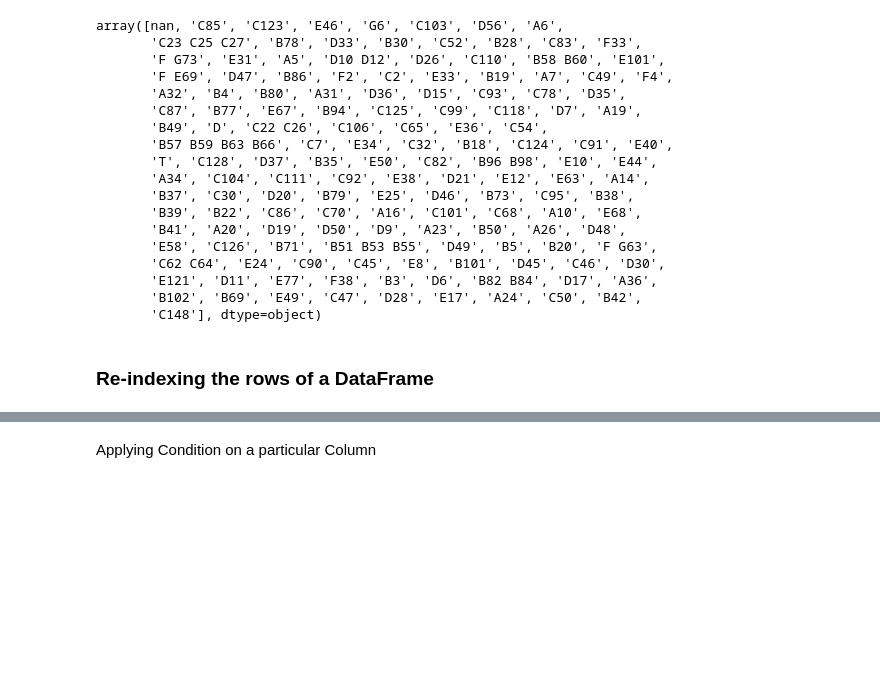
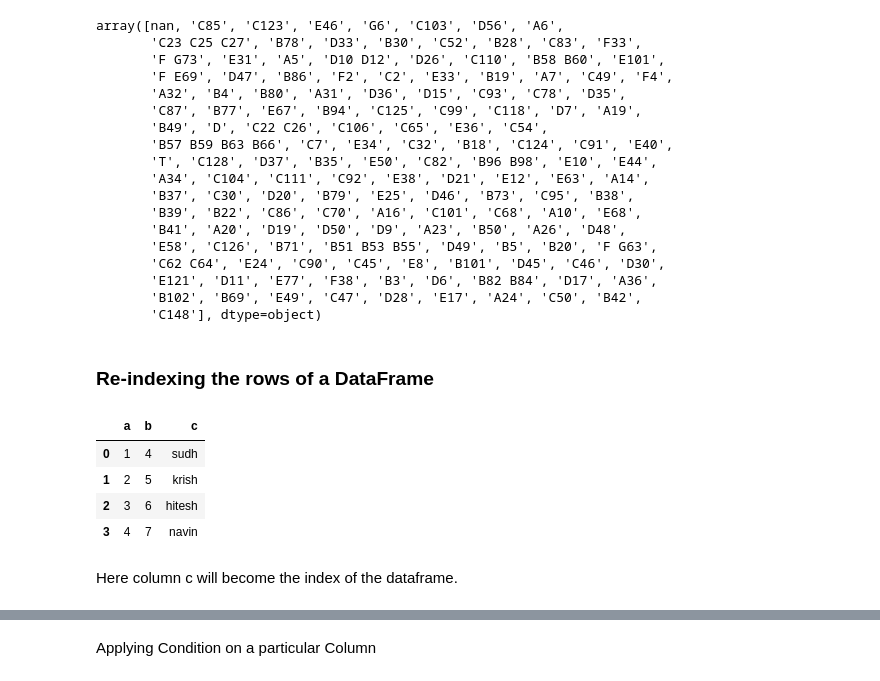
Before and after one commit to Gaurabh007/Python_Programming, a Jupyter notebook: Pandas/02_Pandas.ipynb, the cells around one changed output, grey strips where cells are left out. Drawn from its saved outputs; the diff is of its cells as text; code cells hidden in the pictures; blank space fills up the shorter version.

```diff
--- a/Pandas/02_Pandas.ipynb
+++ b/Pandas/02_Pandas.ipynb
@@ -216,3 +216,20 @@ array([nan, 'C85', 'C123', 'E46', 'G6', 'C103', 'D56', 'A6',
        'C148'], dtype=object)
 # %% [markdown]
 ### Re-indexing the rows of a DataFrame
+# %%
+import pandas as pd
+
+data = {"a": [1, 2, 3, 4],
+        "b": [4, 5, 6, 7],
+        "c": ["sudh", "krish", "hitesh", "navin"]}
+
+df3 = pd.DataFrame(data)
+df3
+# %% [output]
+|  | a | b | c |
+| 0 | 1 | 4 | sudh |
+| 1 | 2 | 5 | krish |
+| 2 | 3 | 6 | hitesh |
+| 3 | 4 | 7 | navin |
+# %% [markdown]
+Here column c will become the index of the dataframe.
```
Also changed, not shown: parts of 5 cells of this notebook.
